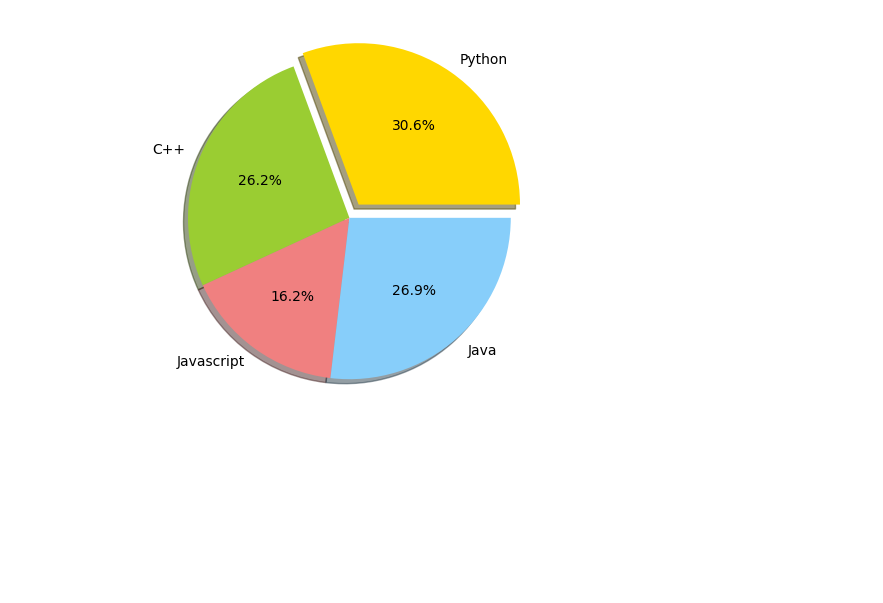
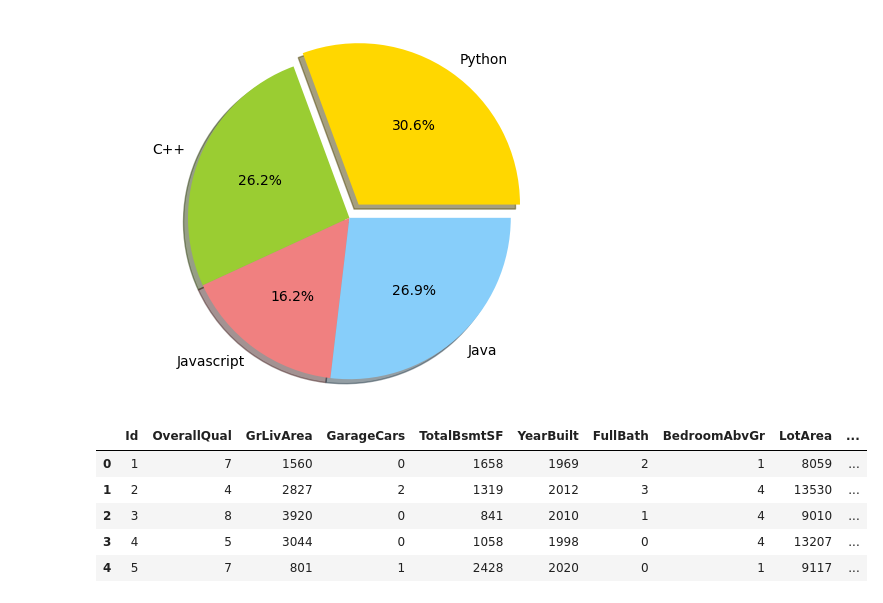
Before and after one commit to virtual-arin/Learning_Time, a Jupyter notebook: 4.Matplotlib/Matplotlib.ipynb, the cells around one changed output. Saved outputs shown, nothing was run; the diff lists cells and outputs as text; code cells hidden in the pictures; blank space fills up the shorter version.

```diff
--- a/4.Matplotlib/Matplotlib.ipynb
+++ b/4.Matplotlib/Matplotlib.ipynb
@@ -210,0 +214,9 @@ plt.show()
+# %%
+house_price.head()
+# %% [output]
+|  | Id | OverallQual | GrLivArea | GarageCars | TotalBsmtSF | YearBuilt | FullBath | BedroomAbvGr | LotArea | ... |
+| 0 | 1 | 7 | 1560 | 0 | 1658 | 1969 | 2 | 1 | 8059 | ... |
+| 1 | 2 | 4 | 2827 | 2 | 1319 | 2012 | 3 | 4 | 13530 | ... |
+| 2 | 3 | 8 | 3920 | 0 | 841 | 2010 | 1 | 4 | 9010 | ... |
+| 3 | 4 | 5 | 3044 | 0 | 1058 | 1998 | 0 | 4 | 13207 | ... |
+| 4 | 5 | 7 | 801 | 1 | 2428 | 2020 | 0 | 1 | 9117 | ... |
```
Also changed, not shown: parts of 7 cells of this notebook, 7 other files.
